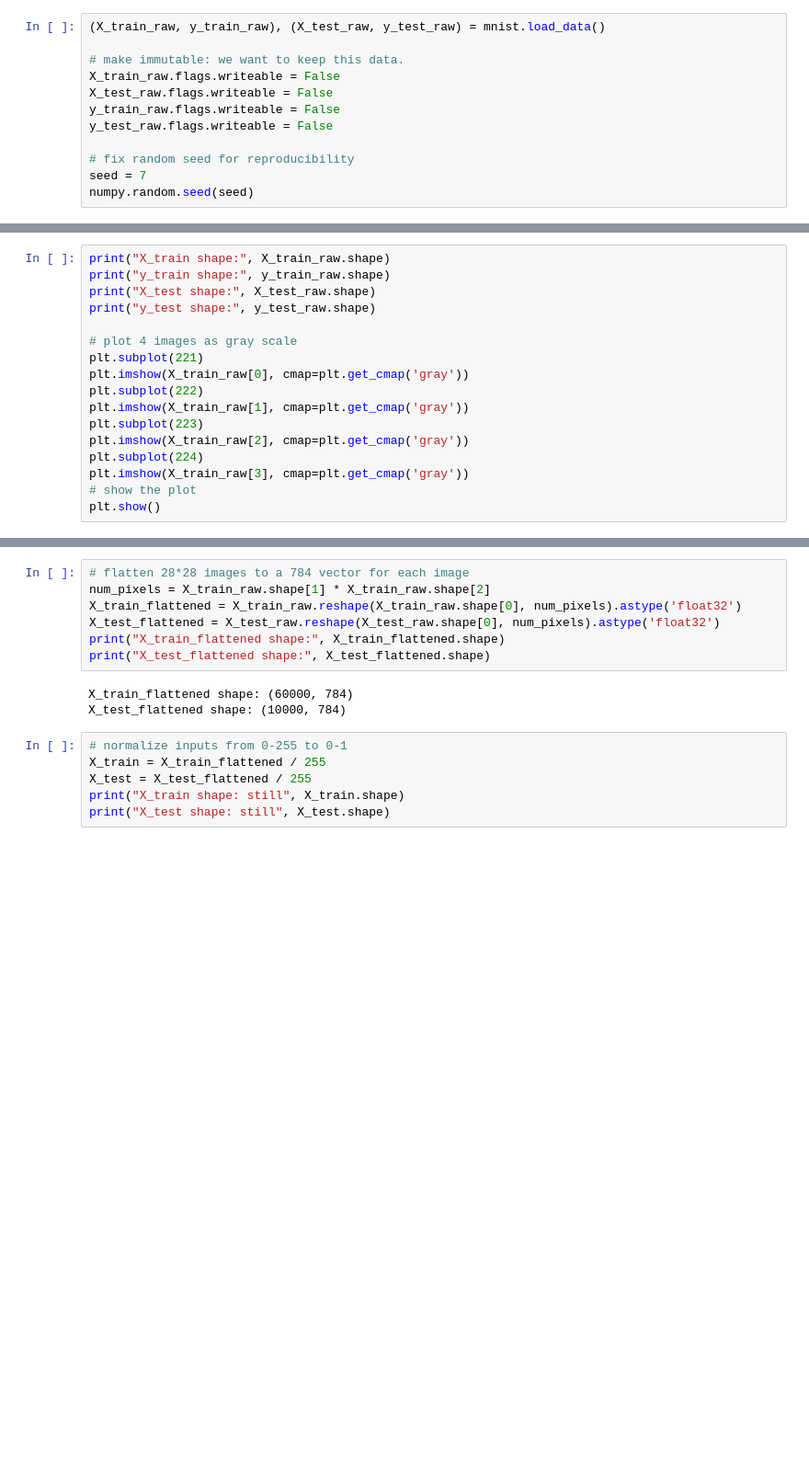
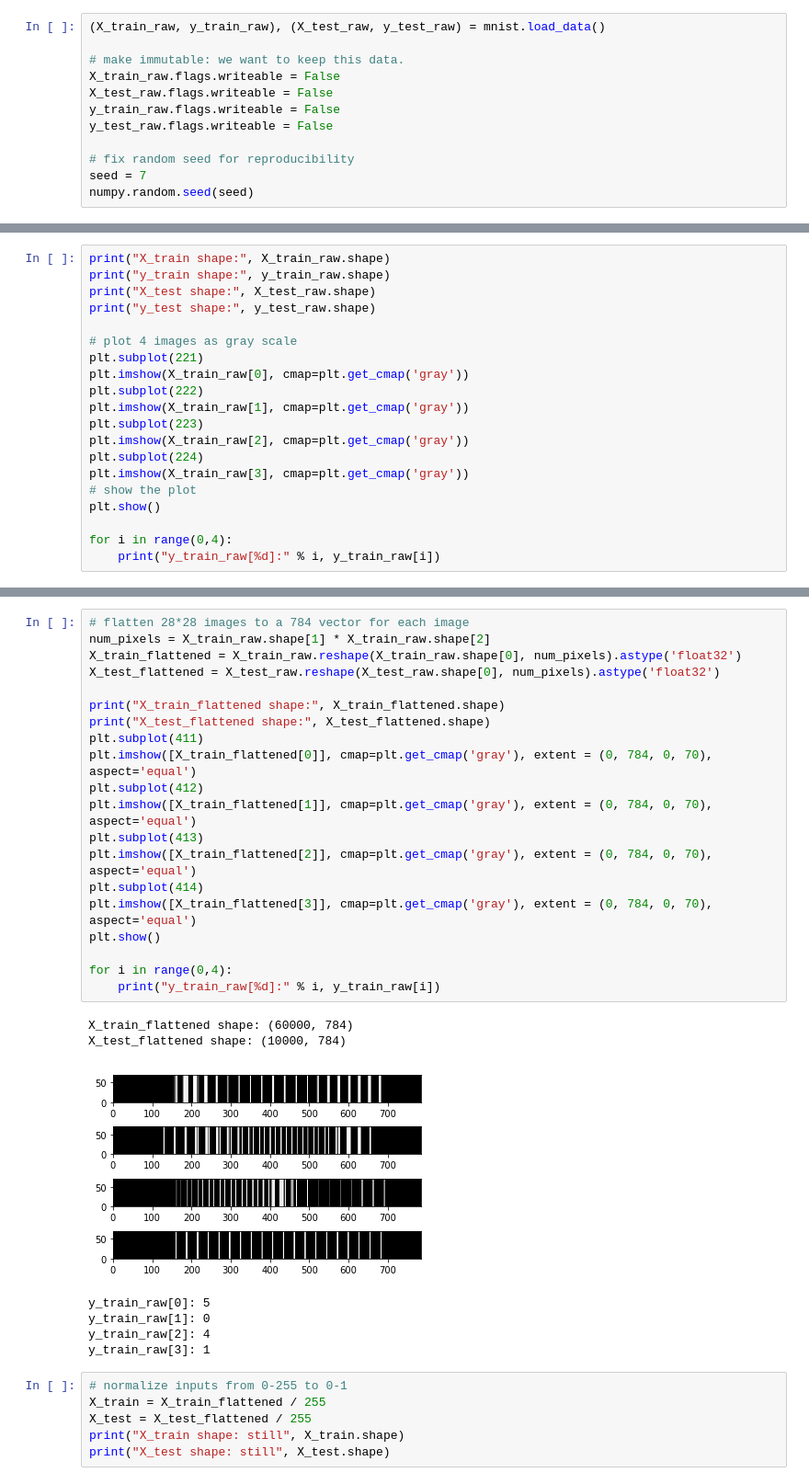
Before and after one commit to Omegapoint/ml-intro-kurs, a Jupyter notebook: notebooks/multilayer_perceptron_mnist.ipynb, the cells around one changed output, grey strips where cells are left out. Shown at 92% size. Cells and saved outputs as stored; diff of their text form; blank space fills up the shorter version.

```diff
--- a/notebooks/multilayer_perceptron_mnist.ipynb
+++ b/notebooks/multilayer_perceptron_mnist.ipynb
@@ -41,6 +41,9 @@ plt.subplot(224)
 plt.imshow(X_train_raw[3], cmap=plt.get_cmap('gray'))
 # show the plot
 plt.show()
+
+for i in range(0,4):
+    print("y_train_raw[%d]:" % i, y_train_raw[i])
 # %% [output]
 X_train shape: (60000, 28, 28)
 y_train shape: (60000,)
@@ -50,13 +57,31 @@ y_test shape: (10000,)
 # %%
 # flatten 28*28 images to a 784 vector for each image
 num_pixels = X_train_raw.shape[1] * X_train_raw.shape[2]
 X_train_flattened = X_train_raw.reshape(X_train_raw.shape[0], num_pixels).astype('float32')
 X_test_flattened = X_test_raw.reshape(X_test_raw.shape[0], num_pixels).astype('float32')
+
 print("X_train_flattened shape:", X_train_flattened.shape)
 print("X_test_flattened shape:", X_test_flattened.shape)
+plt.subplot(411)
+plt.imshow([X_train_flattened[0]], cmap=plt.get_cmap('gray'), extent = (0, 784, 0, 70), aspect='equal')
+plt.subplot(412)
+plt.imshow([X_train_flattened[1]], cmap=plt.get_cmap('gray'), extent = (0, 784, 0, 70), aspect='equal')
+plt.subplot(413)
+plt.imshow([X_train_flattened[2]], cmap=plt.get_cmap('gray'), extent = (0, 784, 0, 70), aspect='equal')
+plt.subplot(414)
+plt.imshow([X_train_flattened[3]], cmap=plt.get_cmap('gray'), extent = (0, 784, 0, 70), aspect='equal')
+plt.show()
+
+for i in range(0,4):
+    print("y_train_raw[%d]:" % i, y_train_raw[i])
 # %% [output]
 X_train_flattened shape: (60000, 784)
 X_test_flattened shape: (10000, 784)
+[figure, added]
+y_train_raw[0]: 5
+y_train_raw[1]: 0
+y_train_raw[2]: 4
+y_train_raw[3]: 1
 # %%
 # normalize inputs from 0-255 to 0-1
 X_train = X_train_flattened / 255
```
Also changed, not shown: parts of 12 cells of this notebook, 7 other files.
